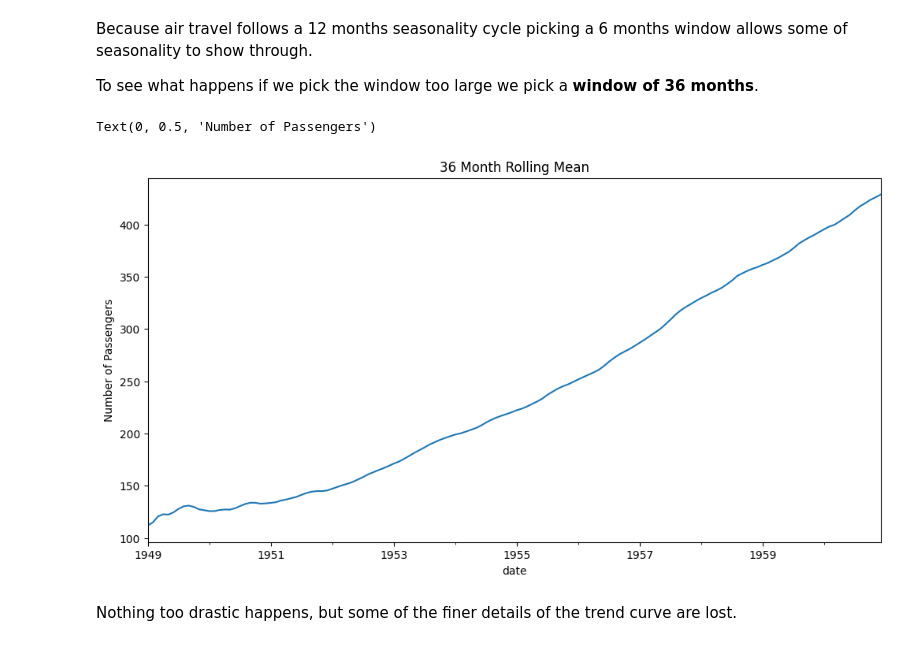
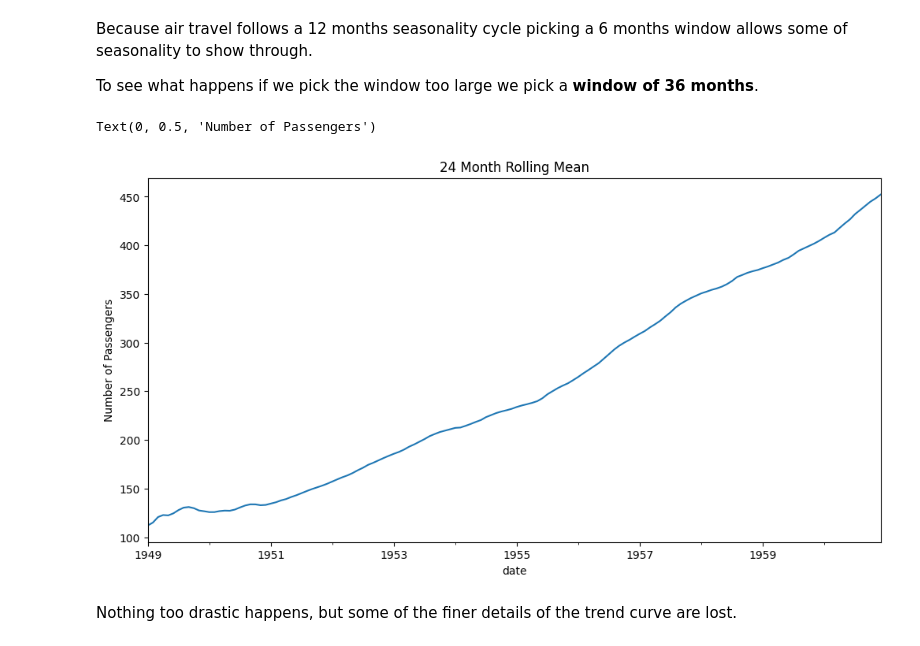
Before and after one commit to lutzhamel/CSC310, a Jupyter notebook: notes/23c-time-series.ipynb, the cells around one changed output. Drawn from its saved outputs; the diff is of its cells as text; code cells hidden in the pictures.

```diff
--- a/notes/23c-time-series.ipynb
+++ b/notes/23c-time-series.ipynb
@@ -142,14 +142,14 @@ Because air travel follows a 12 months seasonality cycle picking a 6 months wind
 
 To see what happens if we pick the window too large we pick a **window of 36 months**.
 # %%
-air.rolling(window=36,min_periods=1)\
+air.rolling(window=24,min_periods=1)\
       .mean()\
-      .set_axis(['36m rolling-mean'],axis=1)\
-      .plot(figsize=(12,6), title='36 Month Rolling Mean', legend=False)\
+      .set_axis(['24m rolling-mean'],axis=1)\
+      .plot(figsize=(12,6), title='24 Month Rolling Mean', legend=False)\
       .set_ylabel('Number of Passengers')
 # %% [output]
 Text(0, 0.5, 'Number of Passengers')
-[figure, old version]
+[figure, new version]
 # %% [markdown]
 Nothing too drastic happens, but some of the finer details of the trend curve are lost.
 # %% [markdown]
```
Also changed, not shown: parts of 2 cells of this notebook, 2 other files.
